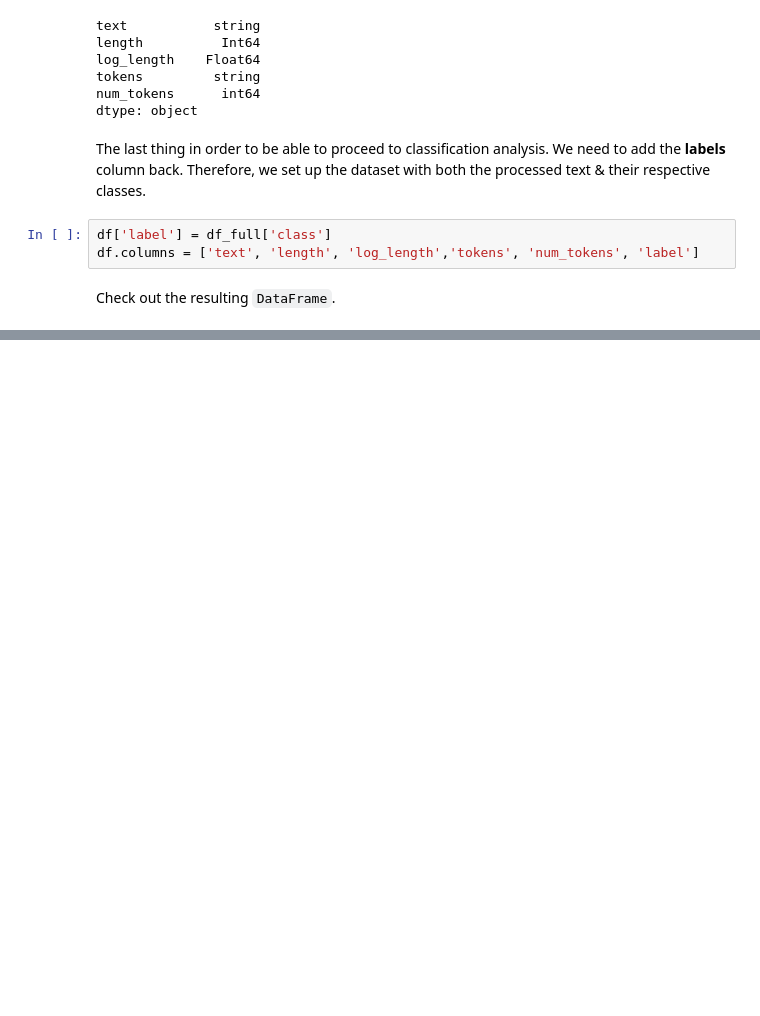
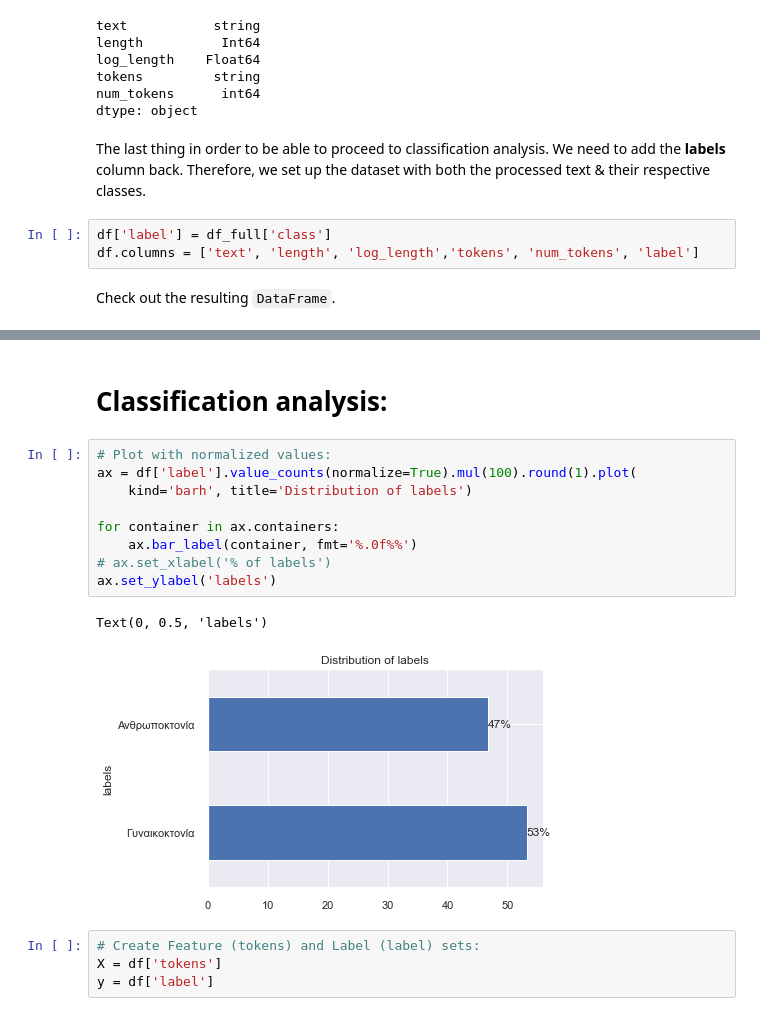
Before and after one commit to openlabathens/article-classification, a Jupyter notebook: report.ipynb, the cells around one changed output, grey strips where cells are left out. Cells and saved outputs as stored; diff of their text form; blank space fills up the shorter version.

```diff
--- a/report.ipynb
+++ b/report.ipynb
@@ -166,3 +162,21 @@ df.head()
 | 2 | "Δεν λέει κουβέντα ο Γερμανός κατ... | 2914 | 7.977282 | λεει κουβεντα γερμανο καταδικασμε... | 2140 | Ανθρωποκτονία |
 | 3 | "2,5 χρόνια μετά από τον θάνατο τ... | 2702 | 7.901748 | χρονο απο θανατο ειρηνη λαγουδη μ... | 2086 | Ανθρωποκτονία |
 | 4 | "Μία εβδομάδα μετά την αρχική του... | 2371 | 7.771067 | ένα εβδομαδα αρχικο εκτιμηση οτι ... | 1808 | Ανθρωποκτονία |
+# %% [markdown]
+# Classification analysis:
+# %%
+# Plot with normalized values:
+ax = df['label'].value_counts(normalize=True).mul(100).round(1).plot(
+    kind='barh', title='Distribution of labels')
+
+for container in ax.containers:
+    ax.bar_label(container, fmt='%.0f%%')
+# ax.set_xlabel('% of labels')
+ax.set_ylabel('labels')
+# %% [output]
+Text(0, 0.5, 'labels')
+[figure, added]
+# %%
+# Create Feature (tokens) and Label (label) sets:
+X = df['tokens']
+y = df['label']
```
Also changed, not shown: parts of 12 cells of this notebook.
